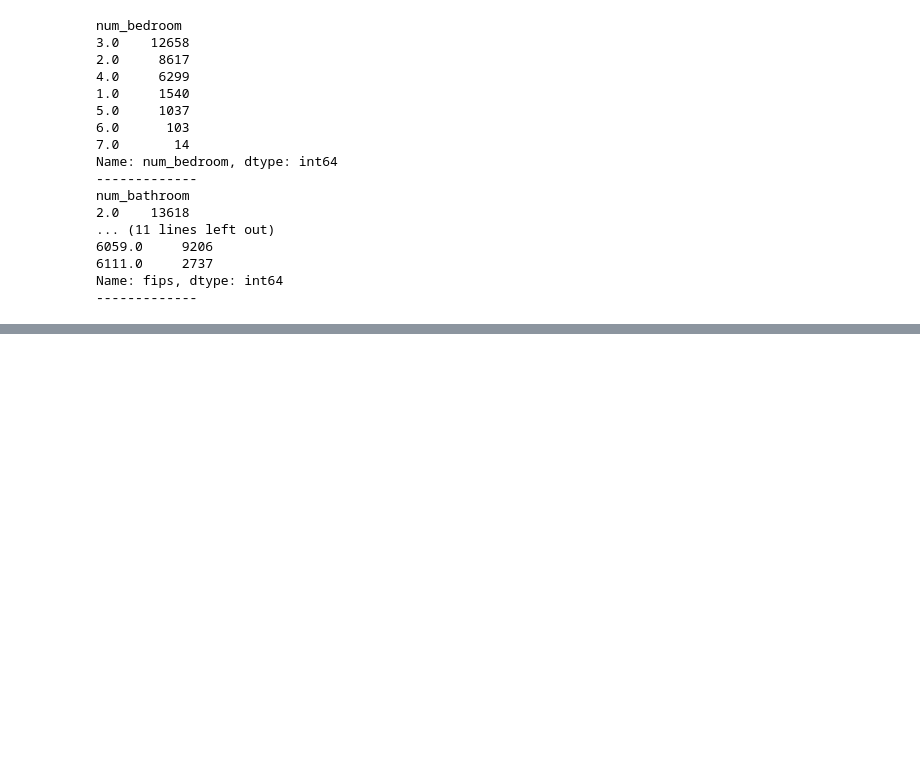
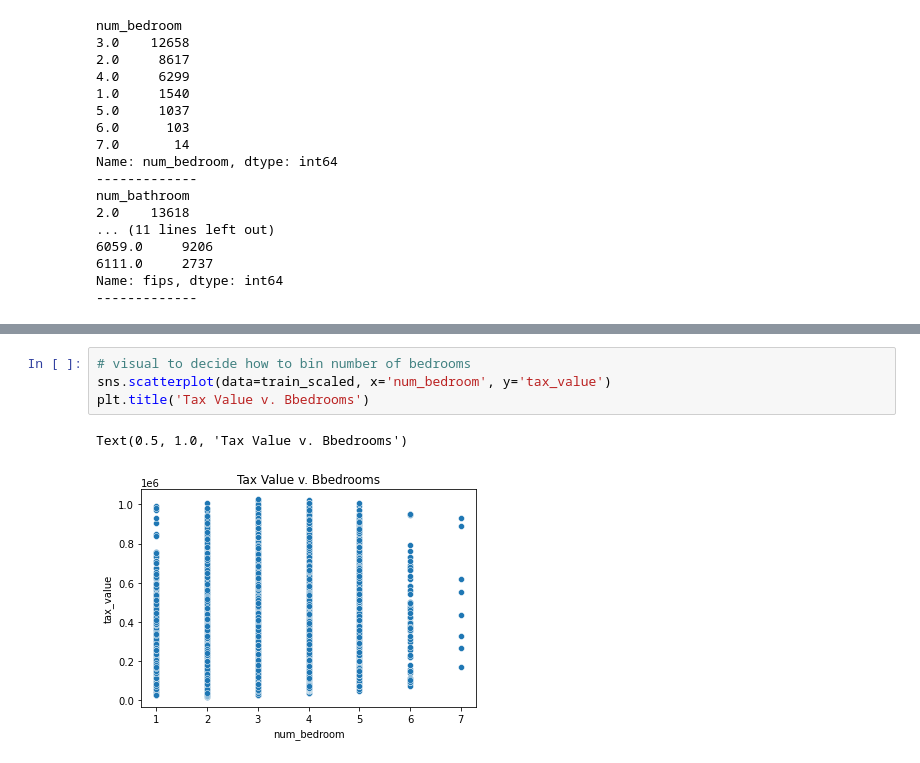
Before and after one commit to DesireeMcElroy/zillow-regression-project, a Jupyter notebook: zillow.ipynb, the cells around one changed output, grey strips where cells are left out. Saved outputs shown, nothing was run; the diff lists cells and outputs as text; blank space fills up the shorter version.

```diff
--- a/zillow.ipynb
+++ b/zillow.ipynb
@@ -231,0 +299,7 @@ Name: fips, dtype: int64
+# %%
+# visual to decide how to bin number of bedrooms
+sns.scatterplot(data=train_scaled, x='num_bedroom', y='tax_value')
+plt.title('Tax Value v. Bbedrooms')
+# %% [output]
+Text(0.5, 1.0, 'Tax Value v. Bbedrooms')
+[figure, added]
```
Also changed, not shown: parts of 31 cells of this notebook.
